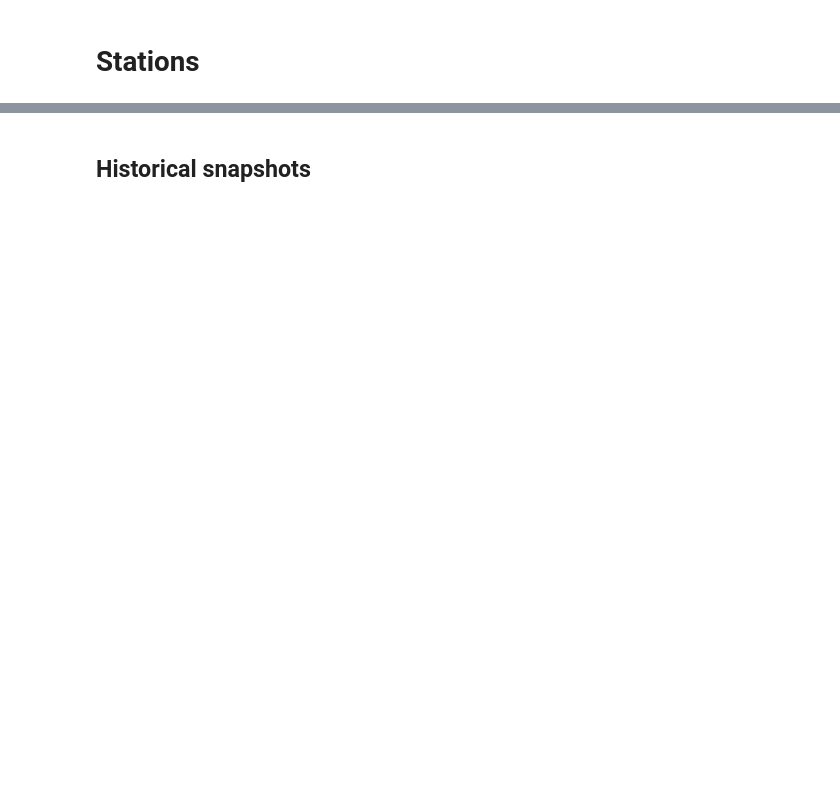
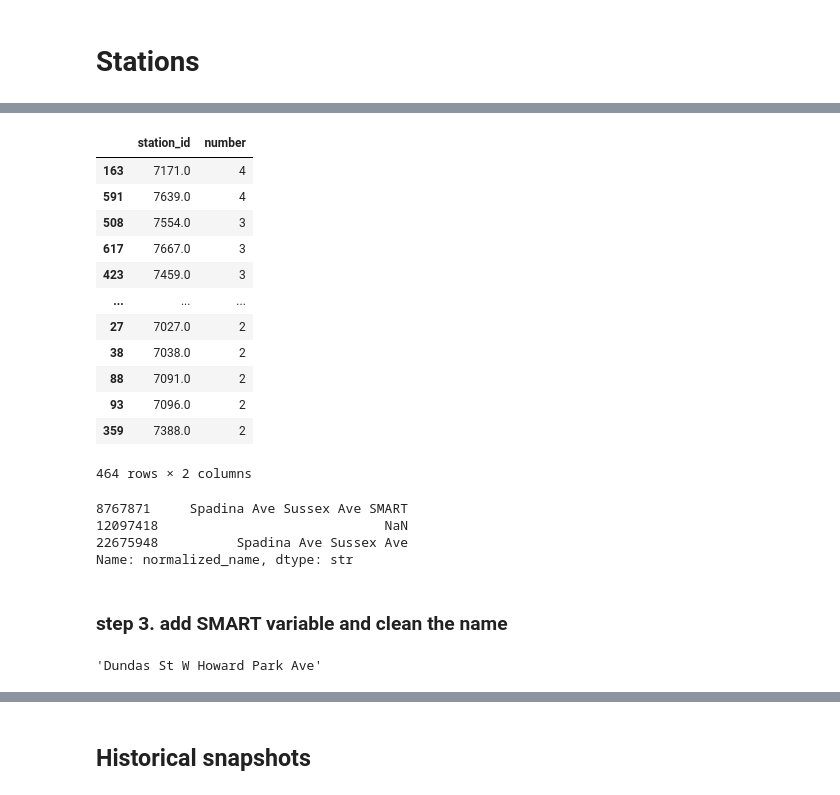
Before and after one commit to Neman-River/bikeshare_toronto, a Jupyter notebook: geodata.ipynb, the cells around one changed output, grey strips where cells are left out. Saved outputs shown, nothing was run; the diff lists cells and outputs as text; code cells hidden in the pictures; blank space fills up the shorter version.

```diff
--- a/geodata.ipynb
+++ b/geodata.ipynb
@@ -57,0 +143,2 @@ memory usage: 2.4 GB
+# %%
+raw_stations['normalized_name'] = [normalize_station_name(name) for name in raw_stations['normalized_name']]
@@ -57,0 +153,25 @@ memory usage: 2.4 GB
+# %%
+raw_stations = raw_stations.drop_duplicates()
+# %%
+(raw_stations
+    .dropna(how='all')
+    .groupby('station_id')
+    .size()
+    .reset_index(name='number')
+    .sort_values('number', ascending=False)
+    .query('number>1')
+    )
+# %% [output]
+|  | station_id | number |
+| 163 | 7171.0 | 4 |
+| 591 | 7639.0 | 4 |
+| 508 | 7554.0 | 3 |
+| 617 | 7667.0 | 3 |
+| 423 | 7459.0 | 3 |
+| ... | ... | ... |
+| 27 | 7027.0 | 2 |
+| 38 | 7038.0 | 2 |
+| 88 | 7091.0 | 2 |
+| 93 | 7096.0 | 2 |
+| 359 | 7388.0 | 2 |
+464 rows × 2 columns
@@ -57,0 +180,9 @@ memory usage: 2.4 GB
+# %%
+raw_stations[raw_stations.station_id==7667.0]['normalized_name']
+# %% [output]
+8767871     Spadina Ave Sussex Ave SMART
+12097418                             NaN
+22675948          Spadina Ave Sussex Ave
+Name: normalized_name, dtype: str
+# %% [markdown]
+### step 3. add SMART variable and clean the name
@@ -57,0 +191,5 @@ memory usage: 2.4 GB
+# %%
+s = re.sub('SMART', " ", 'Dundas St W SMART Howard Park Ave')
+re.sub(r"\s+", ' ', s)
+# %% [output]
+'Dundas St W Howard Park Ave'
```
Also changed, not shown: parts of 47 cells of this notebook.
